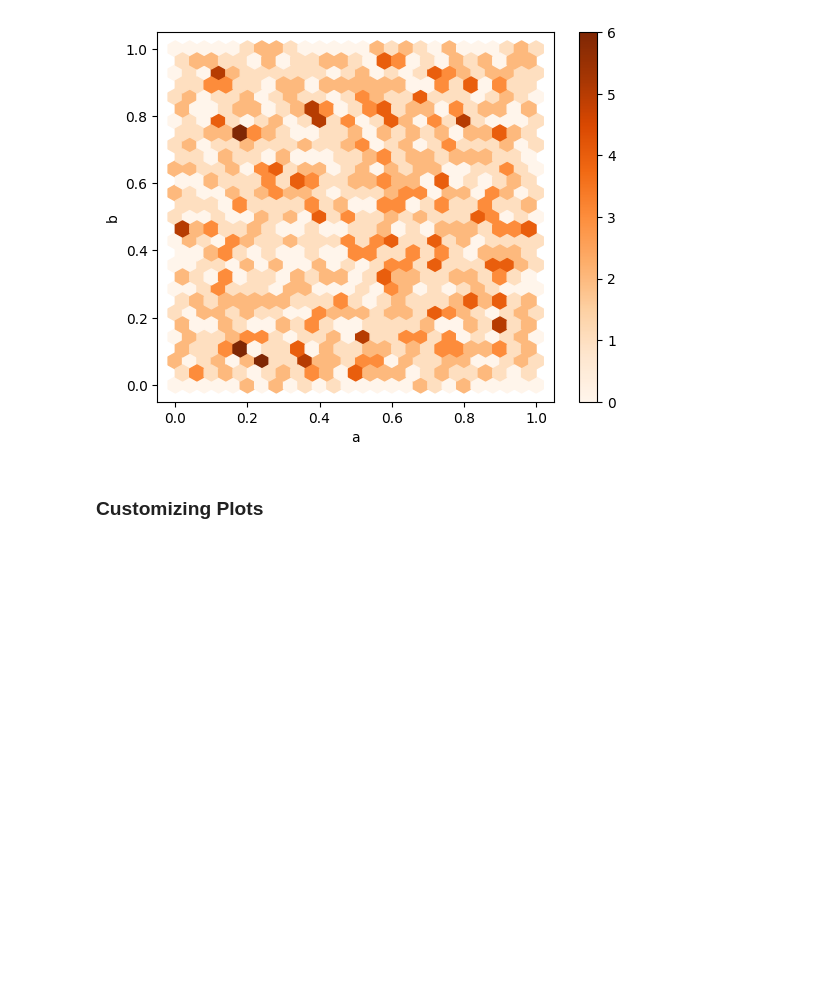
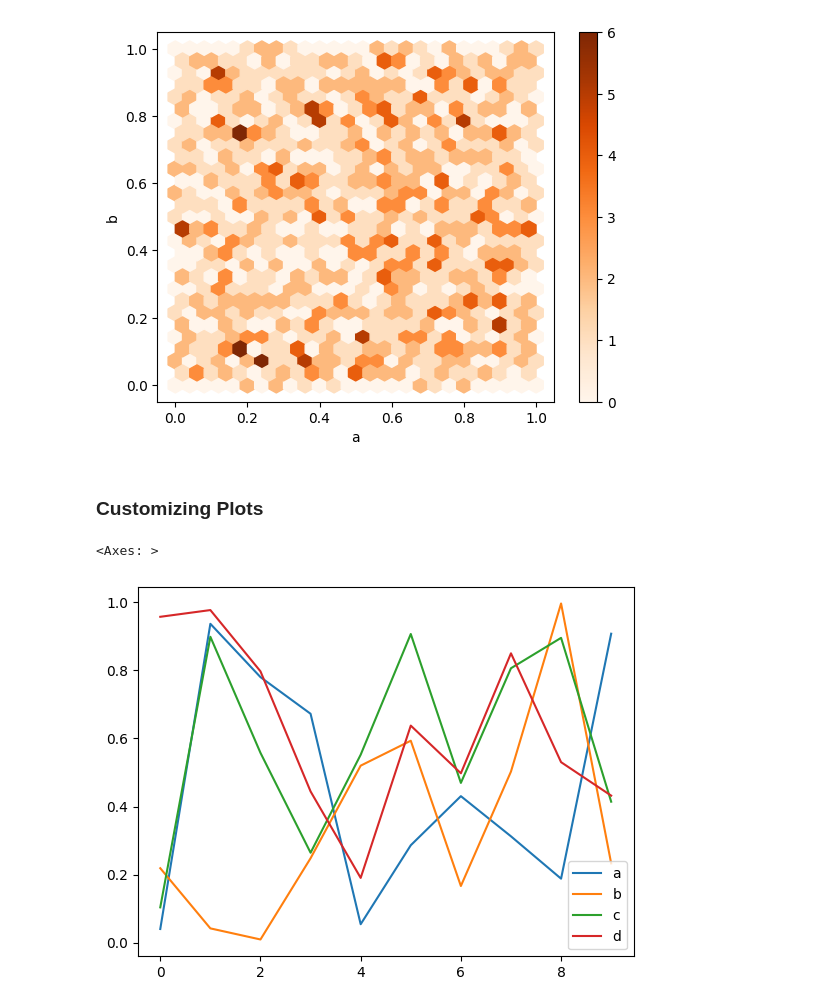
Before and after one commit to ibrahimaltun/udemy-courses, a Jupyter notebook: python-for-time-series-data-analysis/3.visualize.ipynb, the cells around one changed output. Drawn from its saved outputs; the diff is of its cells as text; code cells hidden in the pictures; blank space fills up the shorter version.

```diff
--- a/python-for-time-series-data-analysis/3.visualize.ipynb
+++ b/python-for-time-series-data-analysis/3.visualize.ipynb
@@ -217,0 +220,7 @@ df.plot.hexbin(x='a', y='b', gridsize=25, cmap="Oranges")
+# %%
+dff = pd.read_csv("Datas/3.2-df2.csv")
+# %%
+dff.plot.line()
+# %% [output]
+<Axes: >
+[figure, added]
```
Also changed, not shown: parts of 16 cells of this notebook.
